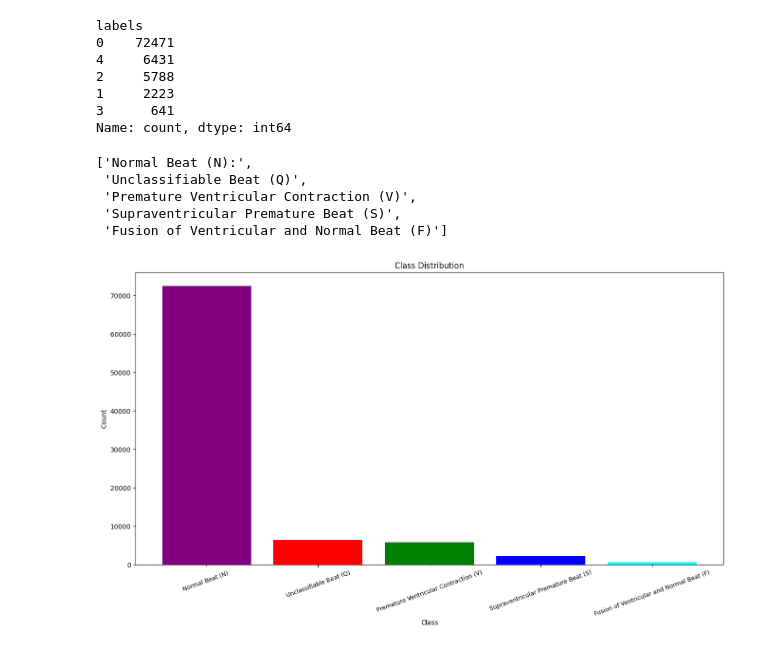
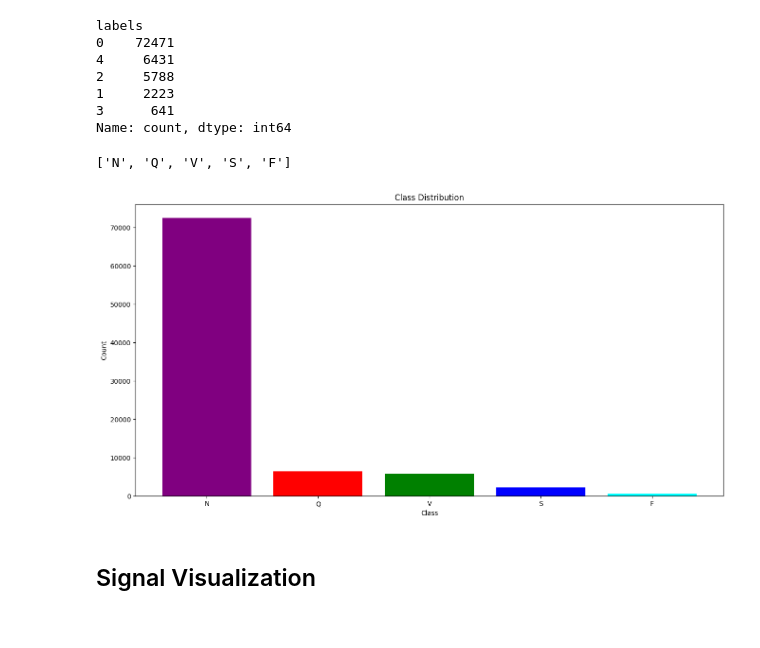
Before and after one commit to root-dh-94/heartbt_categorization, a Jupyter notebook: notebooks/exploratory/eda.ipynb, the cells around one changed output. Drawn from its saved outputs; the diff is of its cells as text; code cells hidden in the pictures.

```diff
--- a/notebooks/exploratory/eda.ipynb
+++ b/notebooks/exploratory/eda.ipynb
@@ -59,8 +59,7 @@ df_mitbih_train.describe()
 # %% [markdown]
 <h2>Label distribution</h2>
 # %%
-LABELS = {0:'Normal Beat (N):', 1:'Supraventricular Premature Beat (S)', 2:'Premature Ventricular Contraction (V)',
-          3:'Fusion of Ventricular and Normal Beat (F)', 4:'Unclassifiable Beat (Q)'}
+LABELS = {0:'N', 1:'S', 2:'V', 3:'F', 4:'Q'}
 # %%
 df_mitbih_train.rename(columns = {187: 'labels'}, inplace = True)
 df_mitbih_train.labels = df_mitbih_train.labels.astype(int)
@@ -75,23 +74,20 @@ labels
 1     2223
 3      641
 Name: count, dtype: int64
-# %%
-[LABELS[label] for label in label_counts.index.values]
-# %% [output]
-['Normal Beat (N):',
- 'Unclassifiable Beat (Q)',
- 'Premature Ventricular Contraction (V)',
- 'Supraventricular Premature Beat (S)',
- 'Fusion of Ventricular and Normal Beat (F)']
+# %%
+[LABELS[label] for label in label_counts.index.values]
+# %% [output]
+['N', 'Q', 'V', 'S', 'F']
 # %%
 plt.figure(figsize=(16, 8))
 plt.bar([LABELS[label] for label in label_counts.index.values], label_counts.values,
         color=['purple', 'red', 'green', 'blue', 'cyan'])
 plt.xlabel('Class')
 plt.ylabel('Count')
-plt.xticks(fontsize = 9, rotation = 20)
 plt.title('Class Distribution')
 plt.show()
 # %% [output]
-[figure, old version]
+[figure, new version]
+# %% [markdown]
+<h2>Signal Visualization</h2>
 # %%
```
Also changed, not shown: parts of 5 cells of this notebook.
